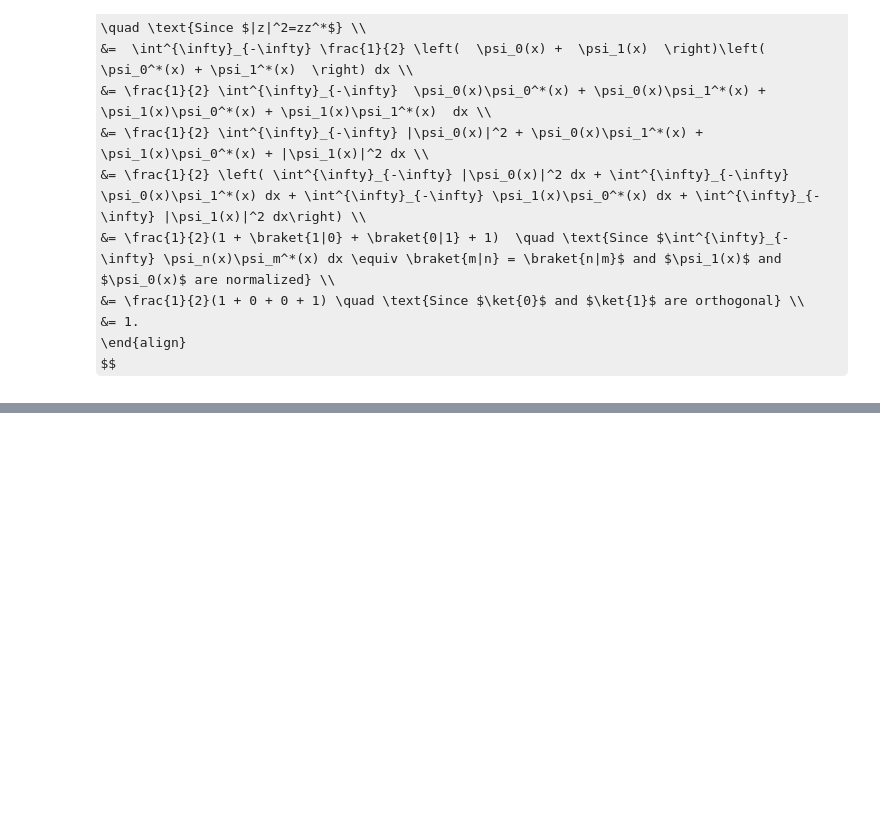
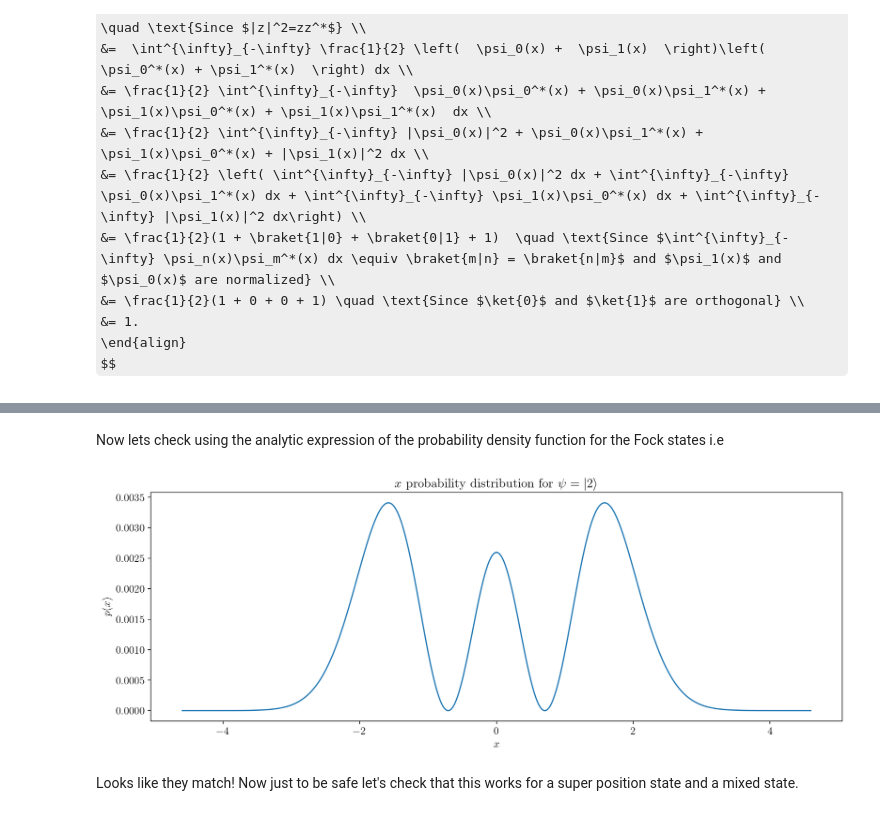
Before and after one commit to amanuelanteneh/aman-notes, a Jupyter notebook: _sources/physics/quantum-mechanics/homodyne_detection.ipynb, the cells around one changed output, grey strips where cells are left out. Cells and saved outputs as stored; diff of their text form; code cells hidden in the pictures; some formulas as TeX source; blank space fills up the shorter version.

```diff
--- a/_sources/physics/quantum-mechanics/homodyne_detection.ipynb
+++ b/_sources/physics/quantum-mechanics/homodyne_detection.ipynb
@@ -90,0 +167,18 @@ import numpy as np
+# %% [markdown]
+Now lets check using the analytic expression of the probability density function for the Fock states i.e
+# %%
+def fock_prob_dist(points, n):
+    pdf = H(n)(points) * H(n)(points) * np.exp(-points*points)
+    pdf *= np.pi**(-0.5) * ( (2**n) * fac(n) )**(-1)
+    pdf = np.real(pdf) # imaginary parts should have all canceled but still need to cast to real data type
+    pdf[pdf < 1e-10] = 0 # zero out any super small or negative probabilities
+    return pdf
+
+true_pdf = fock_prob_dist(points, fock)
+true_pdf /= sum(pdf)
+
+plot_pdf(points, true_pdf, state_name)
+# %% [output]
+[figure, added]
+# %% [markdown]
+Looks like they match! Now just to be safe let's check that this works for a super position state and a mixed state.
```
Also changed, not shown: parts of 7 cells of this notebook, 5 other files.
